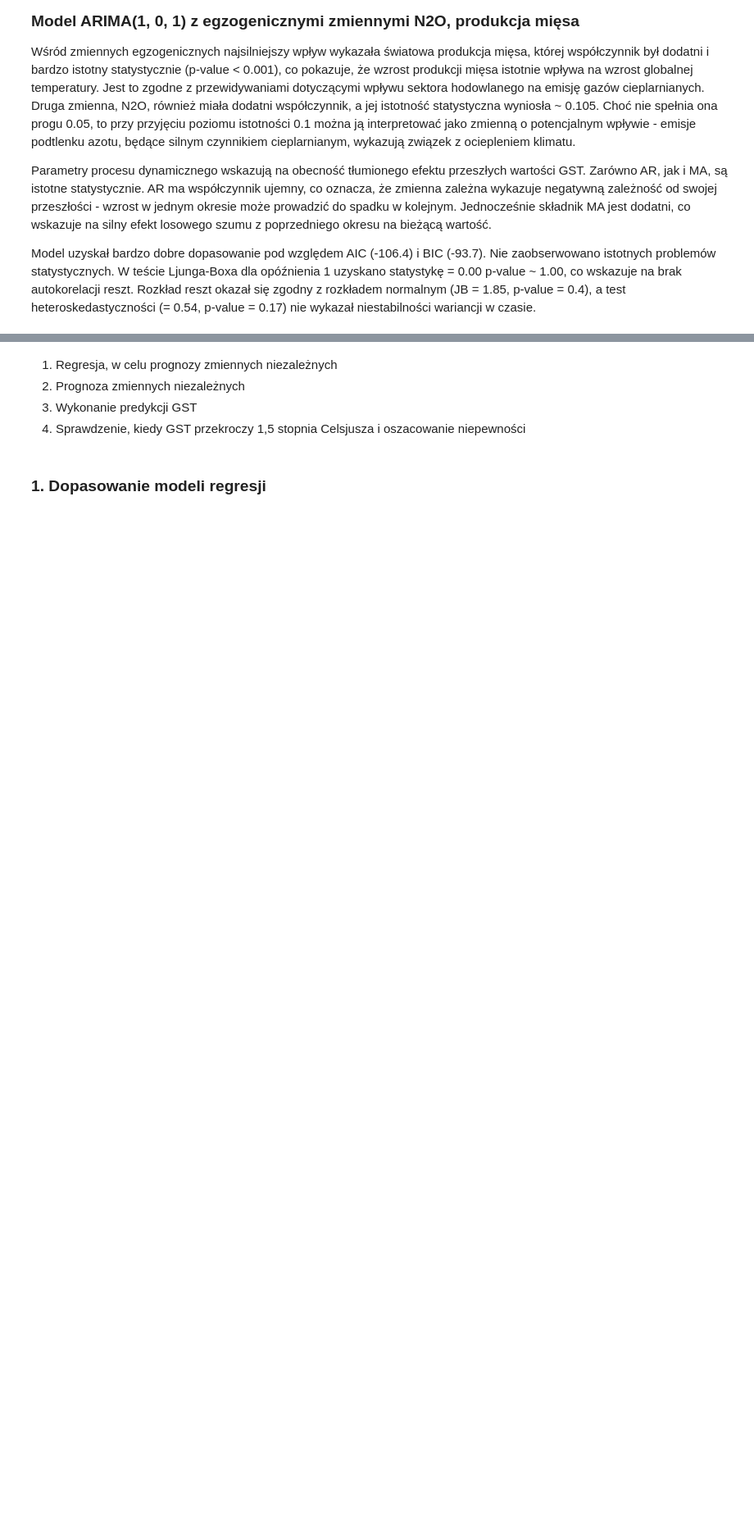
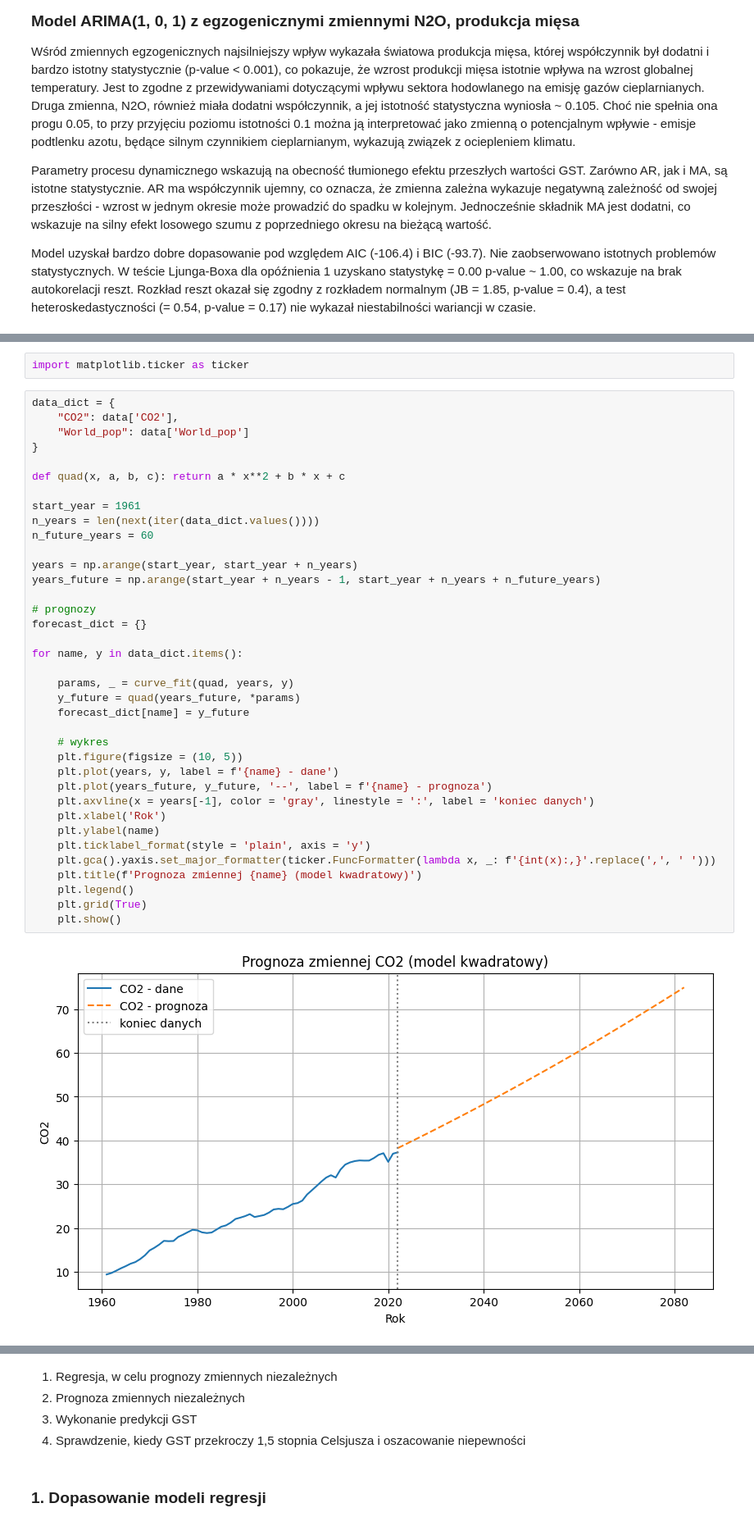
Before and after one commit to Joanna-Maslankiewicz/Analityka-Gospodarcza-sem2, a Jupyter notebook: Python/Projekt/projekt.ipynb, the cells around one changed output, grey strips where cells are left out. Shown at 82% size. Drawn from its saved outputs; the diff is of its cells as text; blank space fills up the shorter version.

```diff
--- a/Python/Projekt/projekt.ipynb
+++ b/Python/Projekt/projekt.ipynb
@@ -661,0 +768,41 @@ Model uzyskał bardzo dobre dopasowanie pod względem AIC (-106.4) i BIC (-93.7)
+# %%
+import matplotlib.ticker as ticker
+# %%
+data_dict = {
+    "CO2": data['CO2'],
+    "World_pop": data['World_pop']
+}
+
+def quad(x, a, b, c): return a * x**2 + b * x + c
+
+start_year = 1961
+n_years = len(next(iter(data_dict.values())))
+n_future_years = 60
+
+years = np.arange(start_year, start_year + n_years)
+years_future = np.arange(start_year + n_years - 1, start_year + n_years + n_future_years)
+
+# prognozy
+forecast_dict = {}
+
+for name, y in data_dict.items():
+
+    params, _ = curve_fit(quad, years, y)
+    y_future = quad(years_future, *params)
+    forecast_dict[name] = y_future
+
+    # wykres
+    plt.figure(figsize = (10, 5))
+    plt.plot(years, y, label = f'{name} - dane')
+    plt.plot(years_future, y_future, '--', label = f'{name} - prognoza')
+    plt.axvline(x = years[-1], color = 'gray', linestyle = ':', label = 'koniec danych')
+    plt.xlabel('Rok')
+    plt.ylabel(name)
+    plt.ticklabel_format(style = 'plain', axis = 'y')
+    plt.gca().yaxis.set_major_formatter(ticker.FuncFormatter(lambda x, _: f'{int(x):,}'.replace(',', ' ')))
+    plt.title(f'Prognoza zmiennej {name} (model kwadratowy)')
+    plt.legend()
+    plt.grid(True)
+    plt.show()
+# %% [output]
+[figure, added]
```
Also changed, not shown: parts of 27 cells of this notebook.
